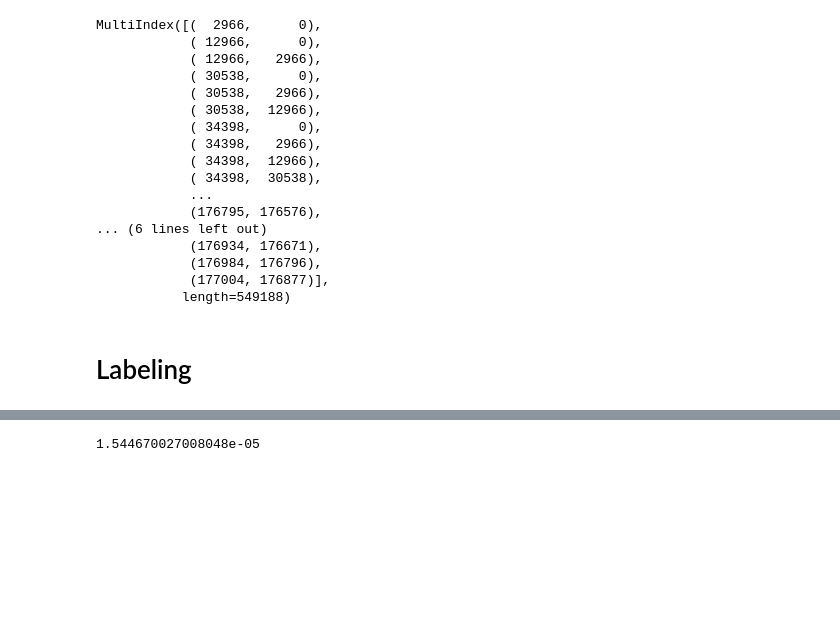
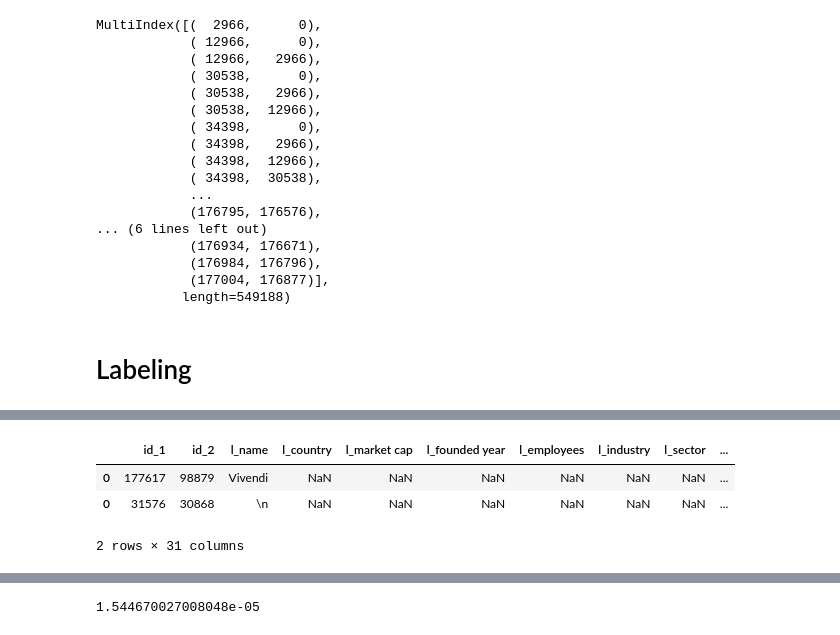
Before and after one commit to DDDavides/IDD_HW8, a Jupyter notebook: python_script/record_linkage.ipynb, the cells around one changed output, grey strips where cells are left out. Drawn from its saved outputs; the diff is of its cells as text; code cells hidden in the pictures; blank space fills up the shorter version.

```diff
--- a/python_script/record_linkage.ipynb
+++ b/python_script/record_linkage.ipynb
@@ -119,0 +200,7 @@ new_labeled_df.to_csv(labeled_path)
+# %%
+golden
+# %% [output]
+|  | id_1 | id_2 | l_name | l_country | l_market cap | l_founded year | l_employees | l_industry | l_sector | ... |
+| 0 | 177617 | 98879 | Vivendi | NaN | NaN | NaN | NaN | NaN | NaN | ... |
+| 0 | 31576 | 30868 | \n | NaN | NaN | NaN | NaN | NaN | NaN | ... |
+2 rows × 31 columns
```
Also changed, not shown: parts of 17 cells of this notebook, 3 other files.
